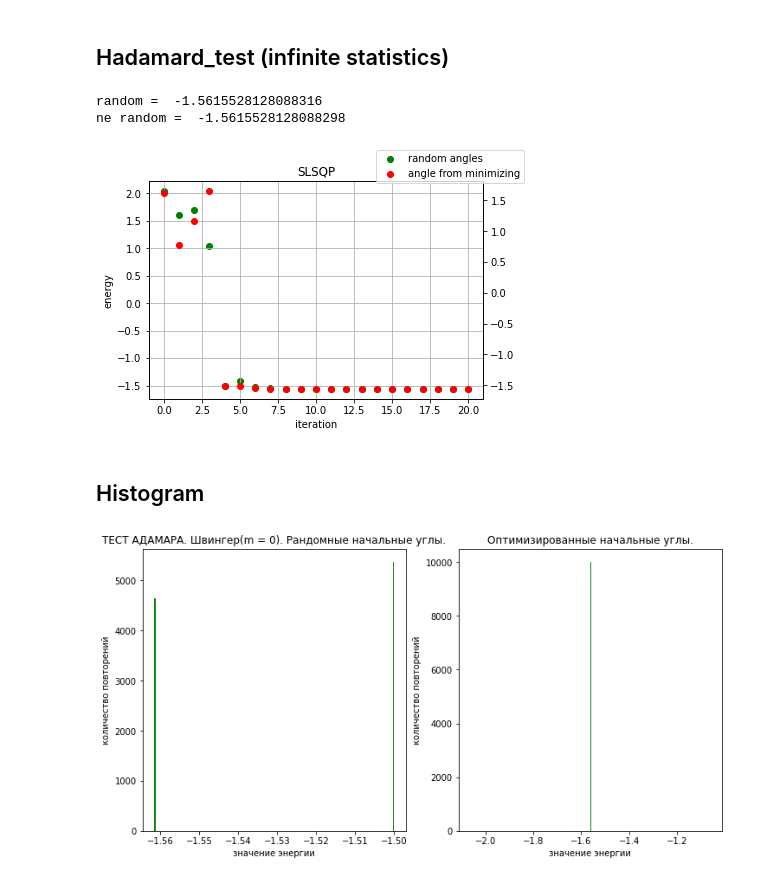
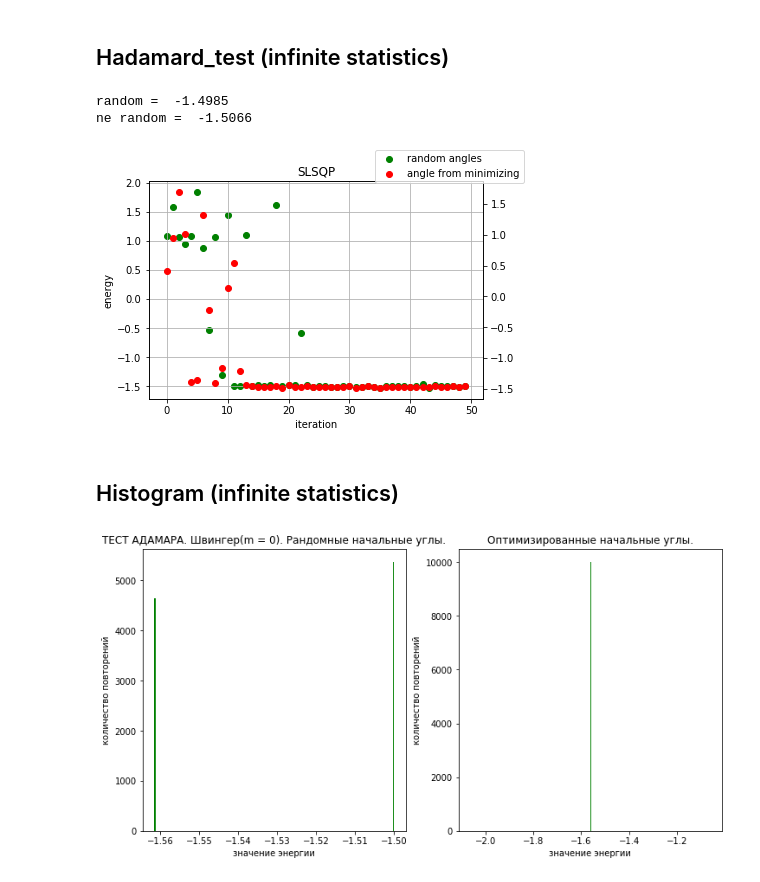
Before and after one commit to applevitya/vqe1, a Jupyter notebook: report_gradients.ipynb, the cells around one changed output. Saved outputs shown, nothing was run; the diff lists cells and outputs as text; code cells hidden in the pictures.

```diff
--- a/report_gradients.ipynb
+++ b/report_gradients.ipynb
@@ -10,12 +10,12 @@ from examples import energy
 # %%
 points = []
 def callback_func(x):
-    points.append(np.real(energy(x)))
+    points.append(schwinger_samples(x,10000))
     return False
 
 
 def target_func(x):
-    return np.real(energy(x))
+    return schwinger_samples(x,10000)
 #x0 = np.random.uniform(0, 2 * pi, 6)
 # x0 = [5.04116483e-03, 1.09884935e+00, 8.26706055e-01, 3.41551829e+00,4.01166258e+00, 5.30849340e+00]
 # x0 = [-8.96511828, 4.62359229, 4.44776618, 3.25604477, 1.46245918, 1.77980848]
@@ -42,21 +42,21 @@ def gradient_hadamard(x0):
 ## Hadamard_test (infinite statistics)
 # %%
 points = []; x0 = np.random.uniform(0, 2 * pi, 6);
-result = minimize(target_func, x0=x0, callback=callback_func, method="SLSQP", jac=gradient_hadamard,options={'disp': False, 'maxiter': 20, 'eps': 0, 'ftol': 0})
+result = minimize(target_func, x0=x0, callback=callback_func, method="SLSQP", jac=gradient_hadamard,options={'disp': False, 'maxiter': 50, 'eps': 0, 'ftol': 0})
 iteration_number = [i for i in range(0, len(points))]
 
 fig,ax1 = plt.subplots()
 ax1.scatter(iteration_number, points, color='g', label = 'random angles');
 ax1.grid(True); ax1.set_title('SLSQP');ax1.set_ylabel('energy'); ax1.set_xlabel('iteration');
 print("random = " ,target_func(result.x))
 ax2 = ax1.twinx()
 points = [];x0 = [-8.96511828, 4.62359229, 4.44776618, 3.25604477, 1.46245918, 1.77980848];
-result = minimize(target_func, x0=x0, callback=callback_func, method="SLSQP", jac=gradient_hadamard,options={'disp': False, 'maxiter': 20, 'eps': 0, 'ftol': 0})
+result = minimize(target_func, x0=x0, callback=callback_func, method="SLSQP", jac=gradient_hadamard,options={'disp': False, 'maxiter': 50, 'eps': 0, 'ftol': 0})
 iteration_number = [i for i in range(0, len(points))]
 ax2.scatter(iteration_number, points, color='r', label = 'angle from minimizing');
 fig.legend(loc = 'upper right');
 print("ne random = " ,target_func(result.x))
 # %% [output]
-random =  -1.5615528128088316
-ne random =  -1.5615528128088298
+random =  -1.4985
+ne random =  -1.5066
-[figure, old version]
+[figure, new version]
@@ -79,5 +63,5 @@ print("ne random = " ,target_func(result.x))
 # %% [markdown]
-## Histogram
+## Histogram (infinite statistics)
 # %%
 fig, (plt1, plt2) = plt.subplots(1, 2, figsize=(12, 6))
 with open('Vqe_data/vqe_hadamard_slsqp.txt', 'r') as file:
```
Also changed, not shown: parts of 3 cells of this notebook, 3 other files.
